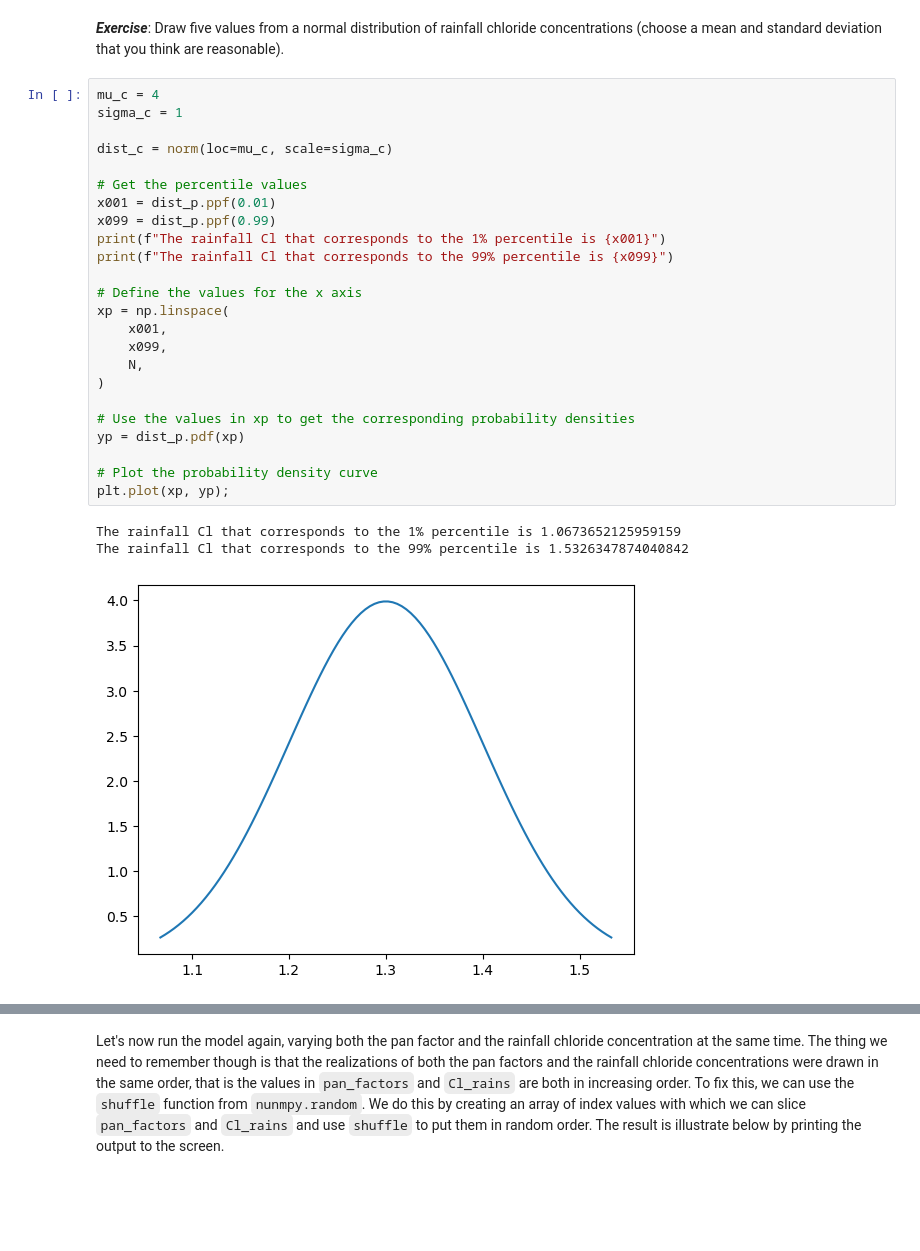
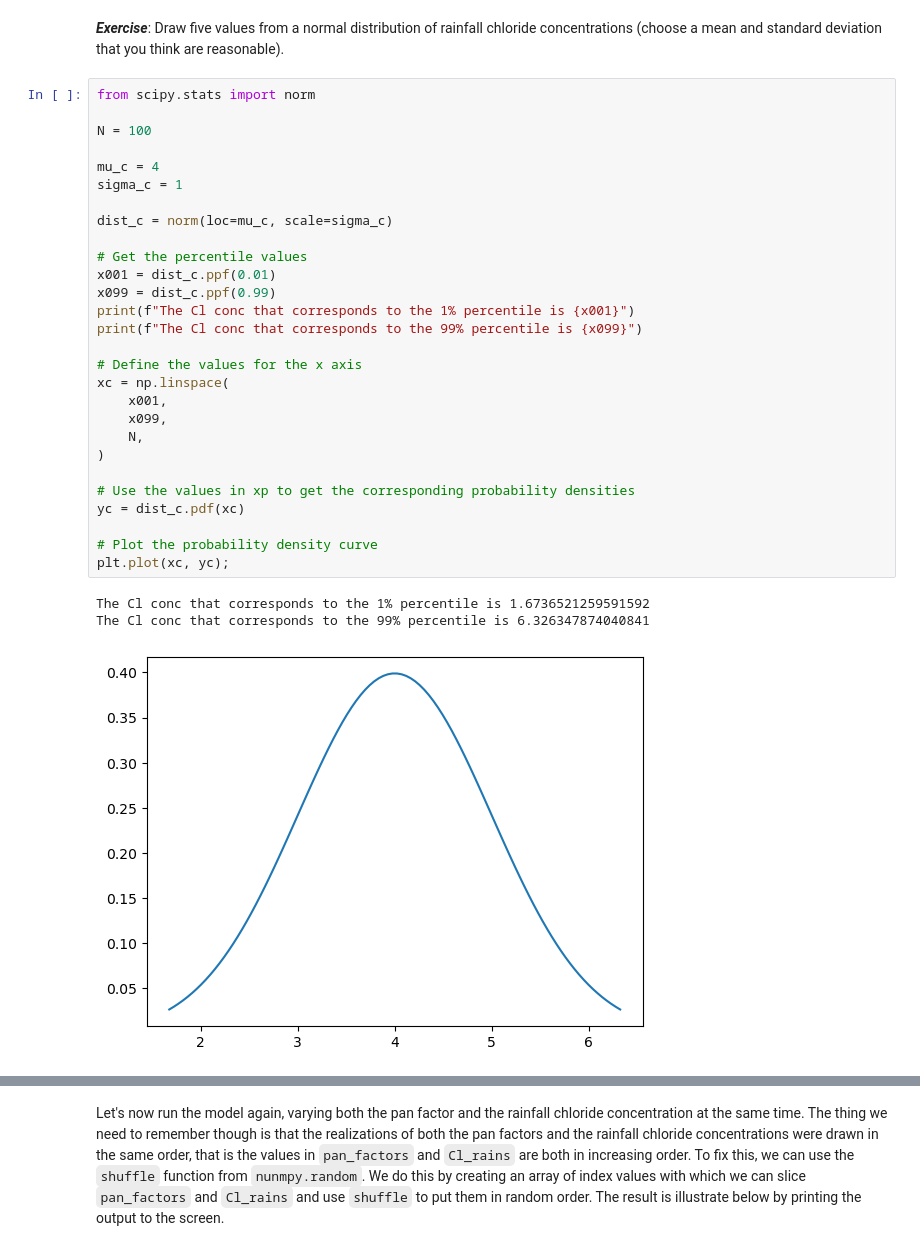
Before and after one commit to vincentpost/PythonMasterclass, a Jupyter notebook: session_6_uncertainty.ipynb, the cells around one changed output, grey strips where cells are left out. Drawn from its saved outputs; the diff is of its cells as text; blank space fills up the shorter version.

```diff
--- a/session_6_uncertainty.ipynb
+++ b/session_6_uncertainty.ipynb
@@ -118,32 +118,36 @@ plt.plot(df.index, df["Cl_sample"], 'o')
 # %% [markdown]
 ***Exercise***: Draw five values from a normal distribution of rainfall chloride concentrations (choose a mean and standard deviation that you think are reasonable).
 # %%
+from scipy.stats import norm
+
+N = 100
+
 mu_c = 4
 sigma_c = 1
 
 dist_c = norm(loc=mu_c, scale=sigma_c)
 
 # Get the percentile values
-x001 = dist_p.ppf(0.01)
-x099 = dist_p.ppf(0.99)
-print(f"The rainfall Cl that corresponds to the 1% percentile is {x001}")
-print(f"The rainfall Cl that corresponds to the 99% percentile is {x099}")
+x001 = dist_c.ppf(0.01)
+x099 = dist_c.ppf(0.99)
+print(f"The Cl conc that corresponds to the 1% percentile is {x001}")
+print(f"The Cl conc that corresponds to the 99% percentile is {x099}")
 
 # Define the values for the x axis
-xp = np.linspace(
+xc = np.linspace(
     x001,
     x099,
     N,
 )
 
 # Use the values in xp to get the corresponding probability densities
-yp = dist_p.pdf(xp)
+yc = dist_c.pdf(xc)
 
 # Plot the probability density curve
-plt.plot(xp, yp);
+plt.plot(xc, yc);
 # %% [output]
-The rainfall Cl that corresponds to the 1% percentile is 1.0673652125959159
-The rainfall Cl that corresponds to the 99% percentile is 1.5326347874040842
+The Cl conc that corresponds to the 1% percentile is 1.6736521259591592
+The Cl conc that corresponds to the 99% percentile is 6.326347874040841
-[figure, old version]
+[figure, new version]
 # %%
 sample_percentiles = [0.025, 0.16, 0.5, 0.84, 0.975]
```
Also changed, not shown: parts of 4 cells of this notebook.
